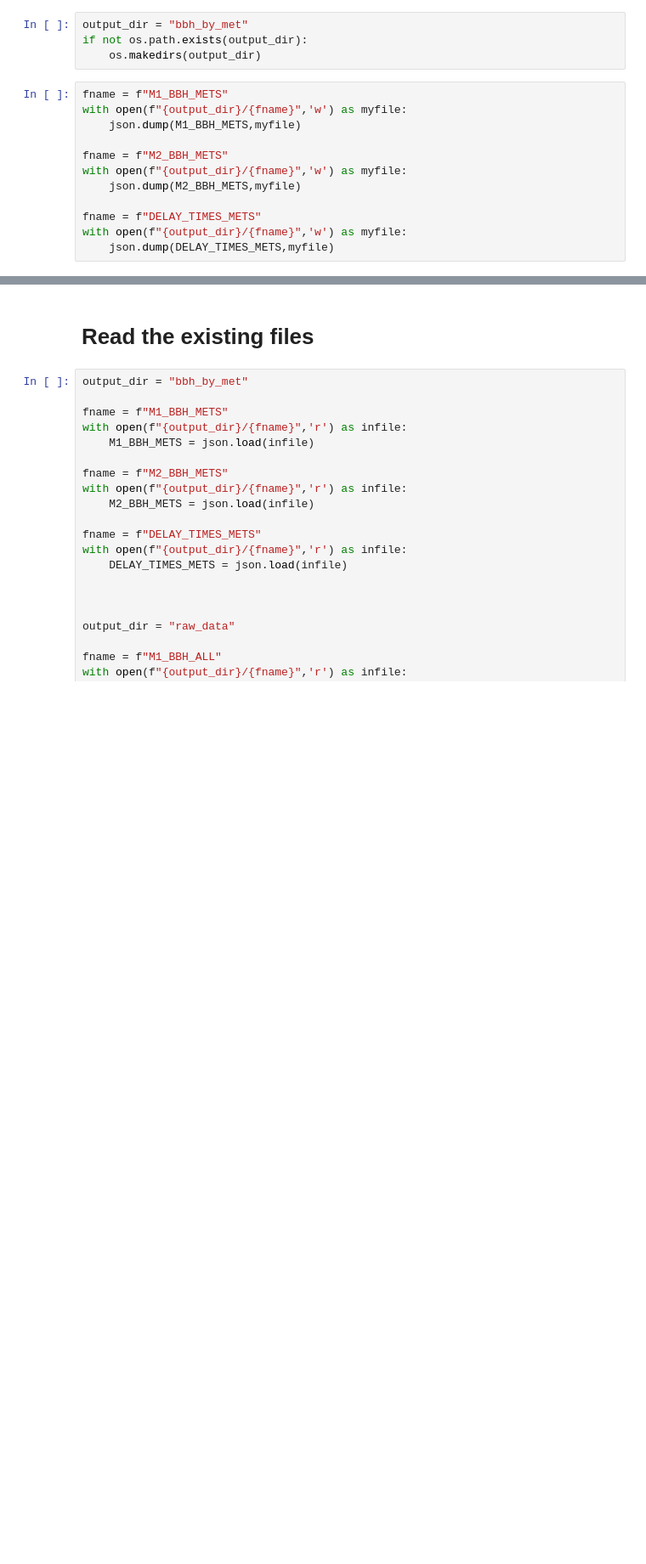
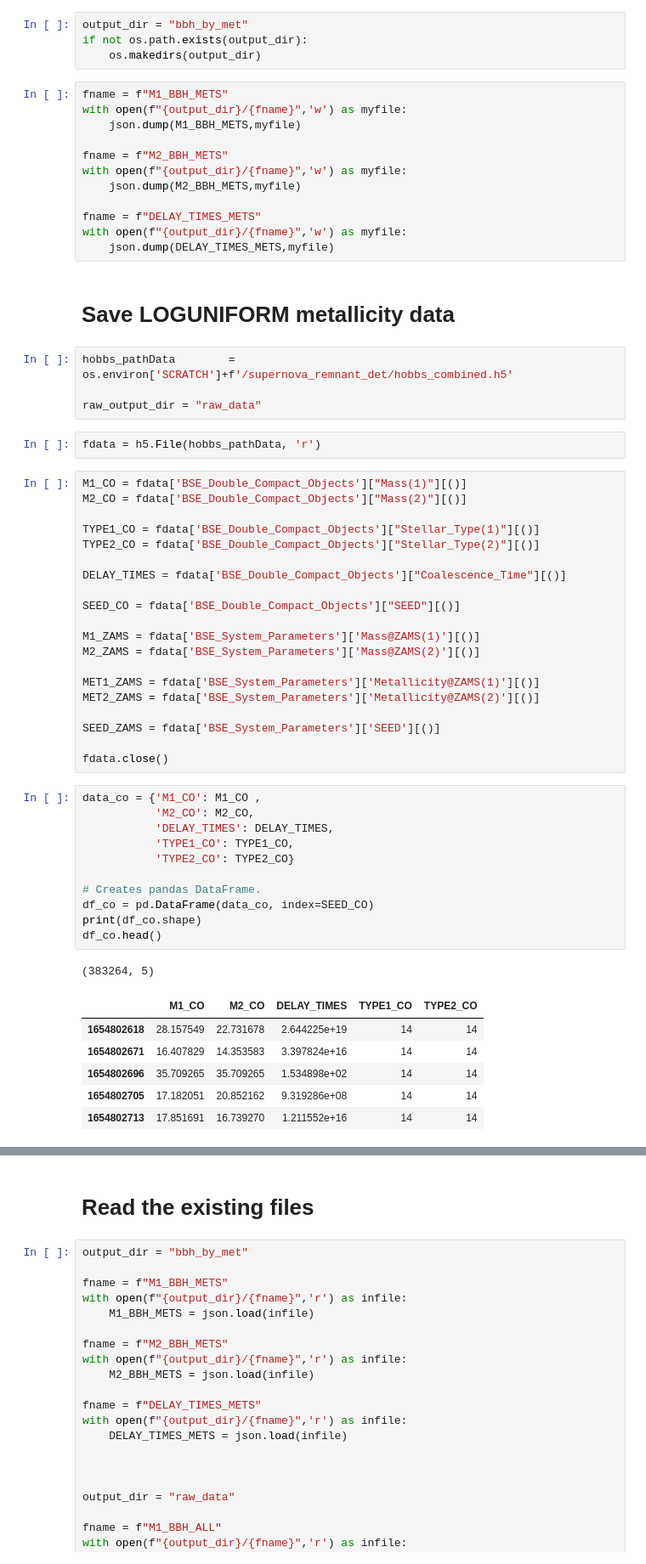
Before and after one commit to veome22/cosmo_bh, a Jupyter notebook: save_sim_data.ipynb, the cells around one changed output, grey strips where cells are left out. Shown at 85% size. Drawn from its saved outputs; the diff is of its cells as text; blank space fills up the shorter version.

```diff
--- a/save_sim_data.ipynb
+++ b/save_sim_data.ipynb
@@ -195,3 +198,50 @@ with open(f"{output_dir}/{fname}",'w') as myfile:
 fname = f"DELAY_TIMES_METS"
 with open(f"{output_dir}/{fname}",'w') as myfile:
     json.dump(DELAY_TIMES_METS,myfile)
+# %% [markdown]
+# Save LOGUNIFORM metallicity data
+# %%
+hobbs_pathData        = os.environ['SCRATCH']+f'/supernova_remnant_det/hobbs_combined.h5'
+
+raw_output_dir = "raw_data"
+# %%
+fdata = h5.File(hobbs_pathData, 'r')
+# %%
+M1_CO = fdata['BSE_Double_Compact_Objects']["Mass(1)"][()]
+M2_CO = fdata['BSE_Double_Compact_Objects']["Mass(2)"][()]
+
+TYPE1_CO = fdata['BSE_Double_Compact_Objects']["Stellar_Type(1)"][()]
+TYPE2_CO = fdata['BSE_Double_Compact_Objects']["Stellar_Type(2)"][()]
+
+DELAY_TIMES = fdata['BSE_Double_Compact_Objects']["Coalescence_Time"][()]
+
+SEED_CO = fdata['BSE_Double_Compact_Objects']["SEED"][()]
+
+M1_ZAMS = fdata['BSE_System_Parameters']['Mass@ZAMS(1)'][()]
+M2_ZAMS = fdata['BSE_System_Parameters']['Mass@ZAMS(2)'][()]
+
+MET1_ZAMS = fdata['BSE_System_Parameters']['Metallicity@ZAMS(1)'][()]
+MET2_ZAMS = fdata['BSE_System_Parameters']['Metallicity@ZAMS(2)'][()]
+
+SEED_ZAMS = fdata['BSE_System_Parameters']['SEED'][()]
+
+fdata.close()
+# %%
+data_co = {'M1_CO': M1_CO ,
+           'M2_CO': M2_CO,
+           'DELAY_TIMES': DELAY_TIMES,
+           'TYPE1_CO': TYPE1_CO,
+           'TYPE2_CO': TYPE2_CO}
+
+# Creates pandas DataFrame.
+df_co = pd.DataFrame(data_co, index=SEED_CO)
+print(df_co.shape)
+df_co.head()
+# %% [output]
+(383264, 5)
+|  | M1_CO | M2_CO | DELAY_TIMES | TYPE1_CO | TYPE2_CO |
+| 1654802618 | 28.157549 | 22.731678 | 2.644225e+19 | 14 | 14 |
+| 1654802671 | 16.407829 | 14.353583 | 3.397824e+16 | 14 | 14 |
+| 1654802696 | 35.709265 | 35.709265 | 1.534898e+02 | 14 | 14 |
+| 1654802705 | 17.182051 | 20.852162 | 9.319286e+08 | 14 | 14 |
+| 1654802713 | 17.851691 | 16.739270 | 1.211552e+16 | 14 | 14 |
```
Also changed, not shown: parts of 10 cells of this notebook, 4 other files.
